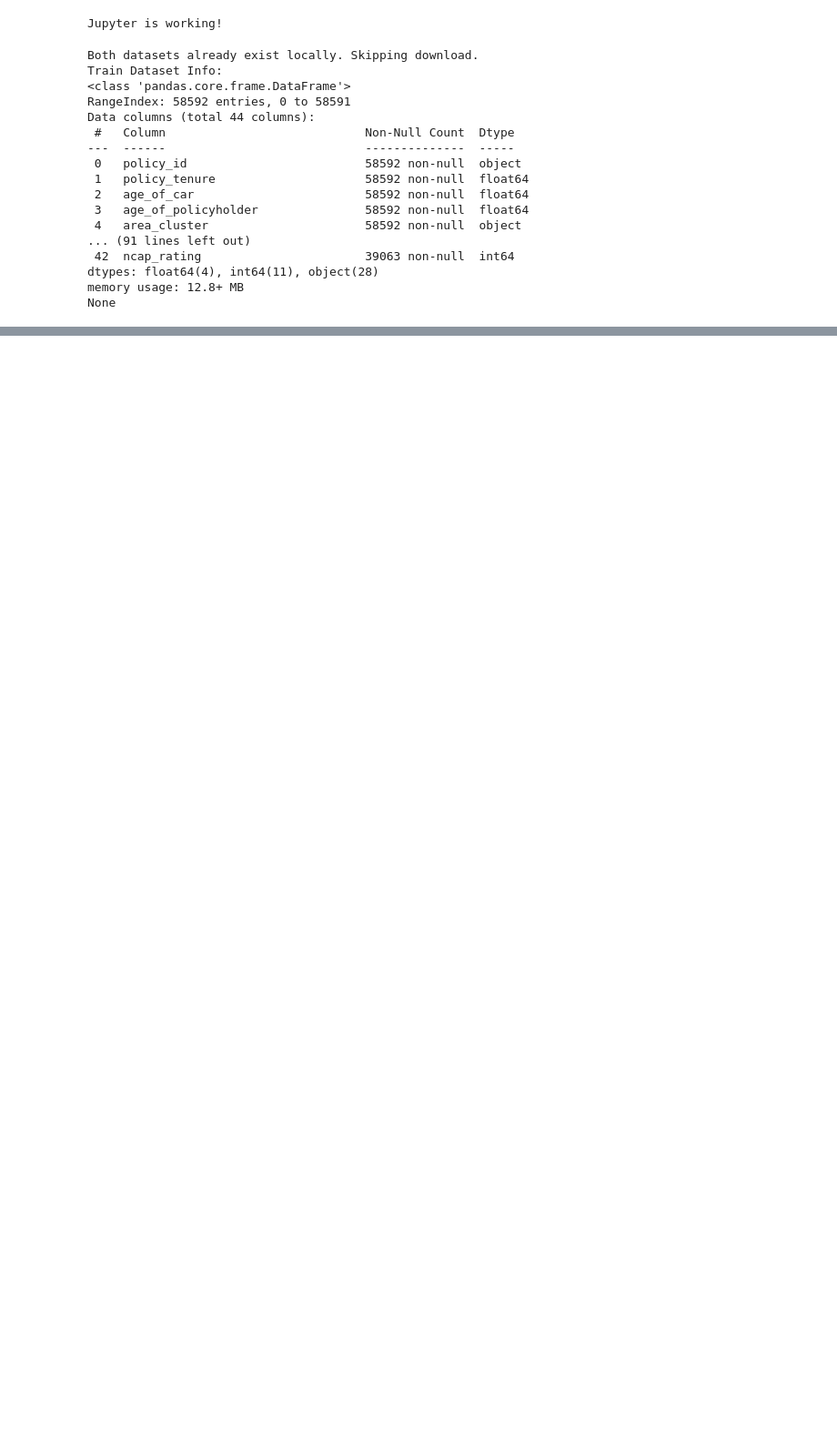
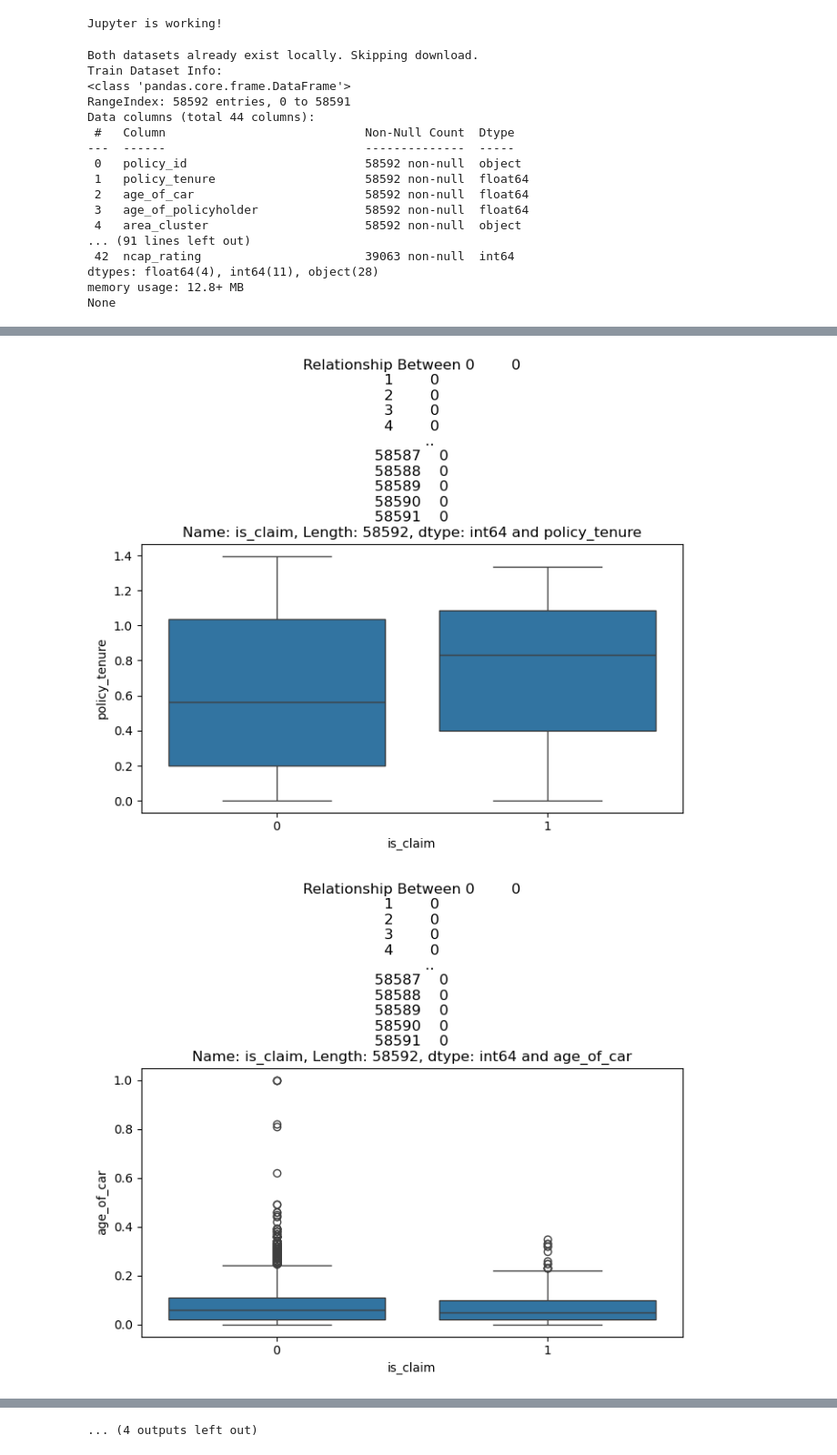
Before and after one commit to ryan-carroll/notebook-testing, a Jupyter notebook: claim.ipynb, the cells around one changed output, grey strips where cells are left out. Shown at 91% size. Cells and saved outputs as stored; diff of their text form; code cells hidden in the pictures; blank space fills up the shorter version.

```diff
--- a/claim.ipynb
+++ b/claim.ipynb
@@ -55,0 +166,14 @@ NameError: name 'dfValidate' is not defined
+# %%
+# Categorical columns in train dataset
+categorical_cols_train = dfTrain.select_dtypes(include=['object']).columns
+
+for col in categorical_cols_train:
+    print(f"Value Counts for {col} in Train Dataset:\n", dfTrain[col].value_counts())
+    print("\n")
+
+# Categorical columns in test dataset
+categorical_cols_test = dfTest.select_dtypes(include=['object']).columns
+
+for col in categorical_cols_test:
+    print(f"Value Counts for {col} in Test Dataset:\n", dfTest[col].value_counts())
+    print("\n")
@@ -55,0 +209,11 @@ NameError: name 'dfValidate' is not defined
+# %%
+# Replace 'target_column' with the actual target column name in your dataset
+target_col = dfTrain['is_claim']
+for col in numerical_cols_train:
+    plt.figure(figsize=(8, 4))
+    sns.boxplot(data=dfTrain, x=target_col, y=col)
+    plt.title(f"Relationship Between {target_col} and {col}")
+    plt.show()
+# %% [output]
+[figure, added]
+[figure, added]
@@ -55,0 +230 @@ NameError: name 'dfValidate' is not defined
+... (4 outputs left out)
```
Also changed, not shown: parts of 10 cells of this notebook.
